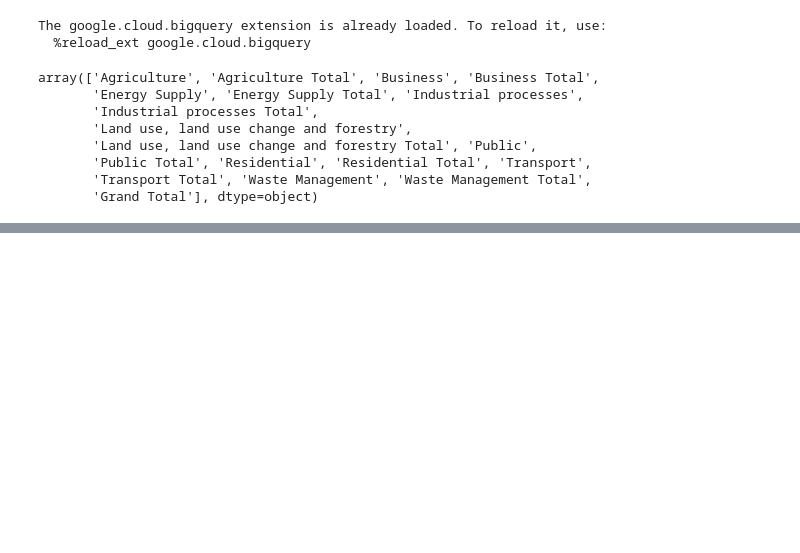
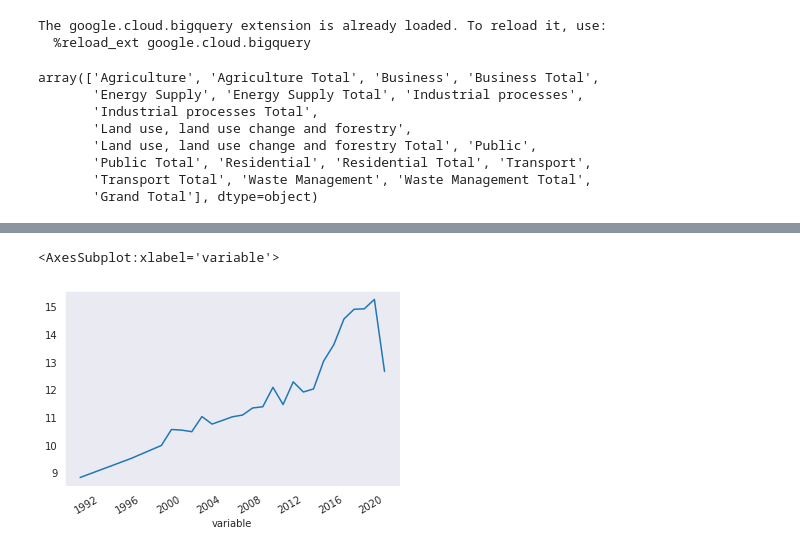
Before and after one commit to New-AutoMotive/zev_mandate, a Jupyter notebook: 00) UK Transport Emissions.ipynb, the cells around one changed output, grey strips where cells are left out. Saved outputs shown, nothing was run; the diff lists cells and outputs as text; code cells hidden in the pictures; blank space fills up the shorter version.

```diff
--- a/00) UK Transport Emissions.ipynb
+++ b/00) UK Transport Emissions.ipynb
@@ -72,0 +100,9 @@ plt.show()
+# %%
+category = '1A3bi_Cars'
+em_c_tot = em[em.NCFormat=='Grand Total'].pivot(index='variable', values='value', columns='NCFormat').merge(em[em.IPCC_name == category].pivot(index='variable', values='value', columns='IPCC_name'), how='left', left_index=True, right_index=True)
+em_c_tot['share'] = em_c_tot.apply(lambda row: 100*row[category] / row['Grand Total'], axis=1)
+# %%
+em_c_tot.share.plot()
+# %% [output]
+<AxesSubplot:xlabel='variable'>
+[figure, added]
```
Also changed, not shown: parts of 11 cells of this notebook, 3 other files.
